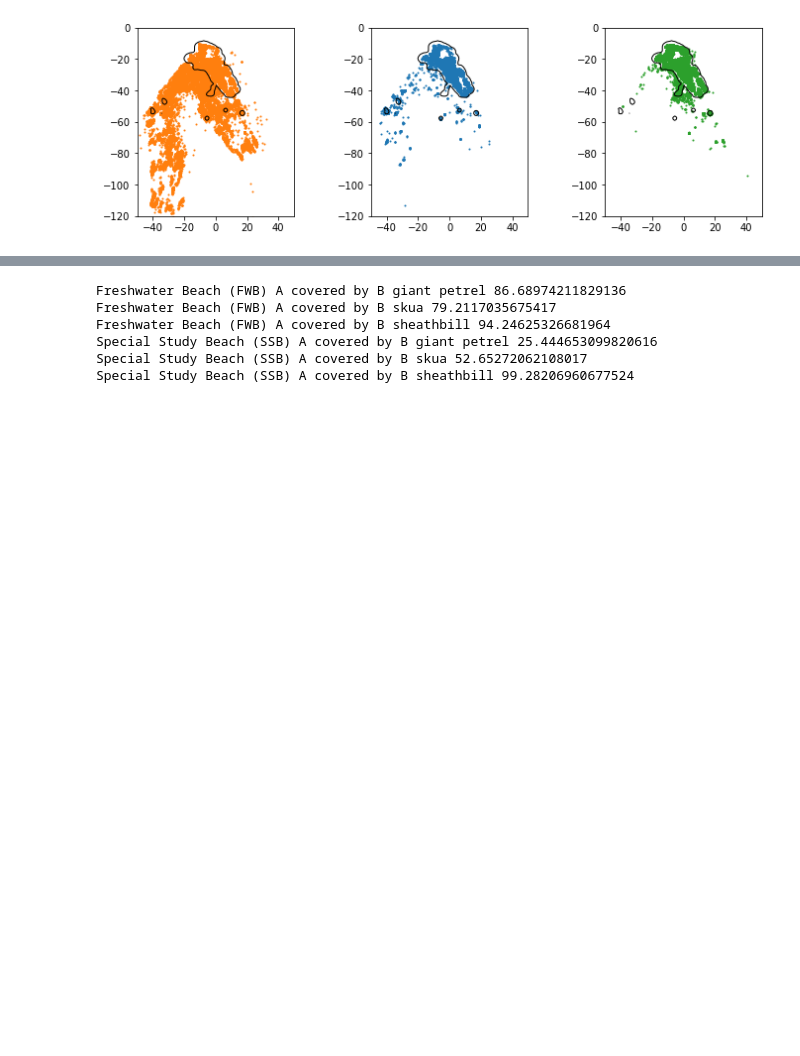
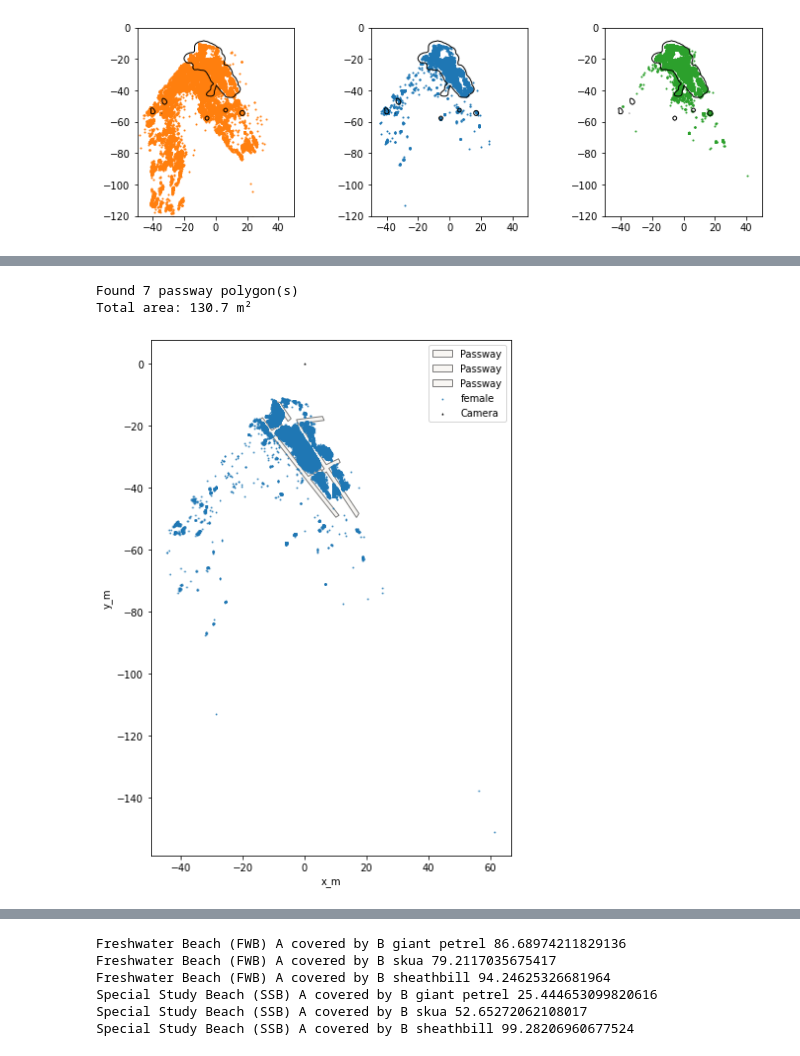
Before and after one commit to fabrylab/AntarcticFurSealDensity, a Jupyter notebook: analysis.ipynb, the cells around one changed output, grey strips where cells are left out. Saved outputs shown, nothing was run; the diff lists cells and outputs as text; code cells hidden in the pictures; blank space fills up the shorter version.

```diff
--- a/analysis.ipynb
+++ b/analysis.ipynb
@@ -1207,0 +1077,68 @@ Case ['male', 'female', 'pup']: FWB Peak=2.73e-01, SSB Peak=1.07e+00, Ratio=3.94
+# %%
+cdb_path = "./20201112-144100_microbsBI_X141208110665_seals_SSB.cdb"
+ct_path = "./X141208110665_20201112-144100_20201112-144500.ct"
+# %%
+import cameratransform as ct
+import clickpoints
+import numpy as np
+from shapely.geometry import MultiPolygon, Polygon
+from shapely.ops import unary_union
+
+# --- 1. Load camera ---
+cam = ct.load_camera(ct_path)
+
+# --- 2. Load passway polygons from cdb and project to space ---
+polys_space = []
+
+with clickpoints.DataFile(cdb_path, "r") as db:
+    for poly in db.getPolygons(type="passway"):
+        pts_px = np.array(poly.points)  # (N, 2) in pixel coords [x, y]
+
+        # Project pixel → space (x_m, y_m, z_m) assuming Z=0 ground plane
+        pts_space = cam.spaceFromImage(pts_px, Z=0)  # (N, 3)
+
+        # Drop any NaN rows (points behind camera / outside FOV)
+        valid = ~np.isnan(pts_space).any(axis=1)
+        pts_space = pts_space[valid]
+
+        if len(pts_space) >= 3:
+            polys_space.append(Polygon(pts_space[:, :2]))  # use x_m, y_m only
+
+# --- 3. Combine into a single MultiPolygon ---
+
+
+passway_mp = unary_union(polys_space)
+
+print(f"Found {len(polys_space)} passway polygon(s)")
+print(f"Total area: {passway_mp.area:.1f} m²")
+# %% [output]
+Found 7 passway polygon(s)
+Total area: 130.7 m²
+# %%
+import matplotlib.pyplot as plt
+from matplotlib.patches import Polygon as MplPolygon
+
+fig, ax = plt.subplots(figsize=(8, 8))
+
+# Draw passway
+for geom in passway_mp.geoms:
+    pts = np.array(geom.exterior.coords)
+    ax.add_patch(MplPolygon(pts, closed=True,
+                            facecolor=COLORS["passway"], edgecolor="k",
+                            alpha=0.5, label="Passway"))
+
+# Females
+animal = "female"
+animals = ssb[ssb["class"] == animal]
+ax.scatter(animals["x_m"], animals["y_m"],
+           c=colors[animal], s=1, alpha=0.7, zorder=5, label=animal)
+
+ax.scatter(0, 0, c="k", s=1, marker="^", zorder=6, label="Camera")
+ax.set_aspect("equal")
+ax.autoscale()
+ax.set_xlabel("x_m"); ax.set_ylabel("y_m")
+ax.legend()
+plt.tight_layout()
+plt.show()
+# %% [output]
+[figure, added]
```
Also changed, not shown: parts of 21 cells of this notebook.
